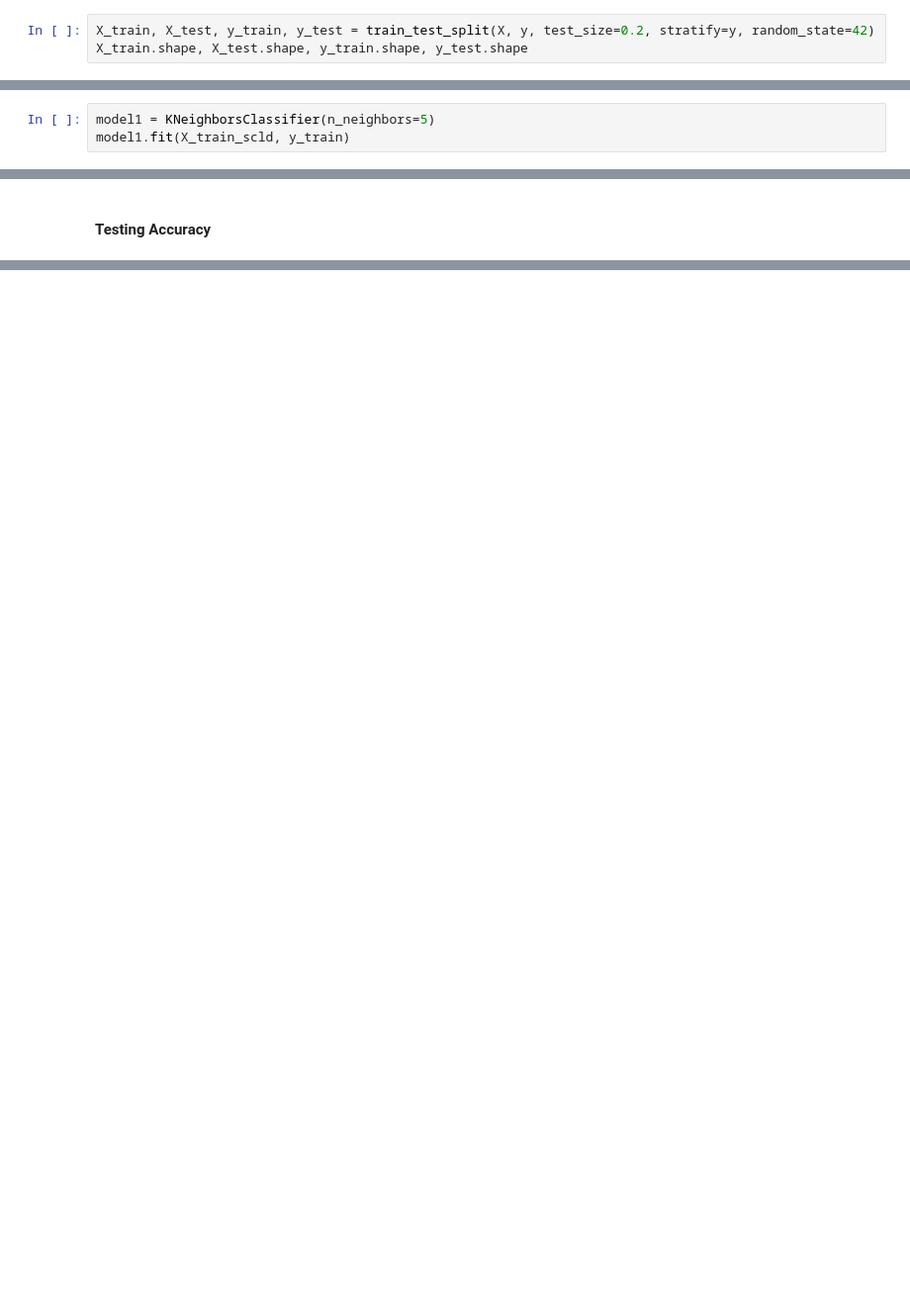
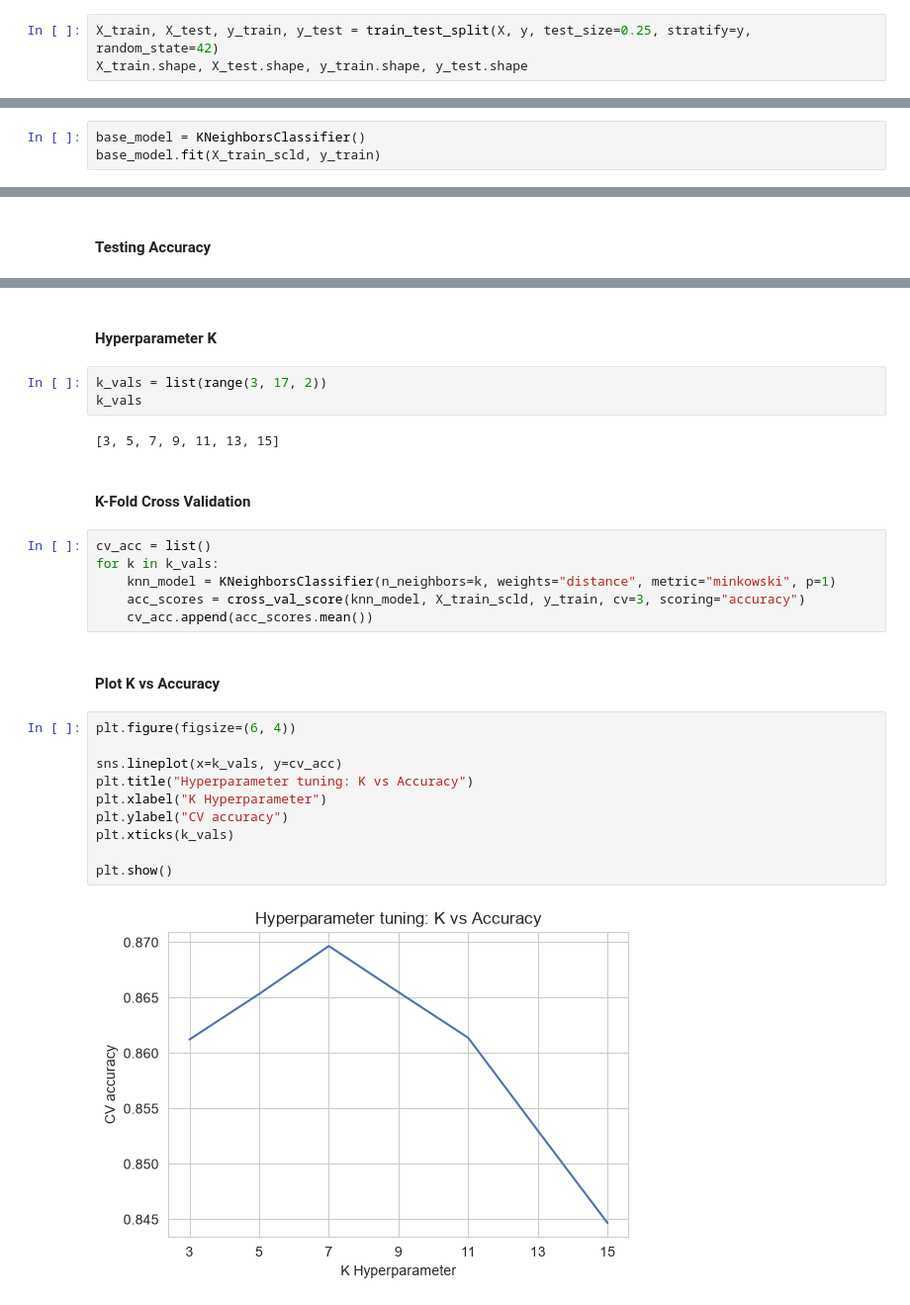
Before and after one commit to dheemanth-bhat/supervised-ml-algorithms, a Jupyter notebook: 03_K_Nearest_Neighbors/04_Project_1.ipynb, the cells around one changed output, grey strips where cells are left out. Shown at 99% size. Saved outputs shown, nothing was run; the diff lists cells and outputs as text; blank space fills up the shorter version.

```diff
--- a/03_K_Nearest_Neighbors/04_Project_1.ipynb
+++ b/03_K_Nearest_Neighbors/04_Project_1.ipynb
@@ -312,6 +315,6 @@ Index(['Region', 'Fresh', 'Milk', 'Grocery', 'Frozen', 'Detergents_Paper', 'Deli
 X = od_wo_df[od_wo_df.columns.difference(["class"])]
 y = od_wo_df["class"]
 # %%
-X_train, X_test, y_train, y_test = train_test_split(X, y, test_size=0.2, stratify=y, random_state=42)
+X_train, X_test, y_train, y_test = train_test_split(X, y, test_size=0.25, stratify=y, random_state=42)
 X_train.shape, X_test.shape, y_train.shape, y_test.shape
 # %% [output]
@@ -352,8 +376,8 @@ array([[-0.91584609,  0.1517121 , -0.27965597, -0.88393865, -0.07362546, -0.6528
 # %% [markdown]
 #### Base Model
 # %%
-model1 = KNeighborsClassifier(n_neighbors=5)
-model1.fit(X_train_scld, y_train)
+base_model = KNeighborsClassifier()
+base_model.fit(X_train_scld, y_train)
 # %% [output]
 KNeighborsClassifier()
 # %% [markdown]
@@ -381,0 +397,29 @@ model1.score(X_test_scld, y_test)
+# %% [markdown]
+#### Hyperparameter K
+# %%
+k_vals = list(range(3, 17, 2))
+k_vals
+# %% [output]
+[3, 5, 7, 9, 11, 13, 15]
+# %% [markdown]
+#### K-Fold Cross Validation
+# %%
+cv_acc = list()
+for k in k_vals:
+    knn_model = KNeighborsClassifier(n_neighbors=k, weights="distance", metric="minkowski", p=1)
+    acc_scores = cross_val_score(knn_model, X_train_scld, y_train, cv=3, scoring="accuracy")
+    cv_acc.append(acc_scores.mean())
+# %% [markdown]
+#### Plot K vs Accuracy
+# %%
+plt.figure(figsize=(6, 4))
+
+sns.lineplot(x=k_vals, y=cv_acc)
+plt.title("Hyperparameter tuning: K vs Accuracy")
+plt.xlabel("K Hyperparameter")
+plt.ylabel("CV accuracy")
+plt.xticks(k_vals)
+
+plt.show()
+# %% [output]
+[figure, added]
```
Also changed, not shown: parts of 30 cells of this notebook, 8 other files.
